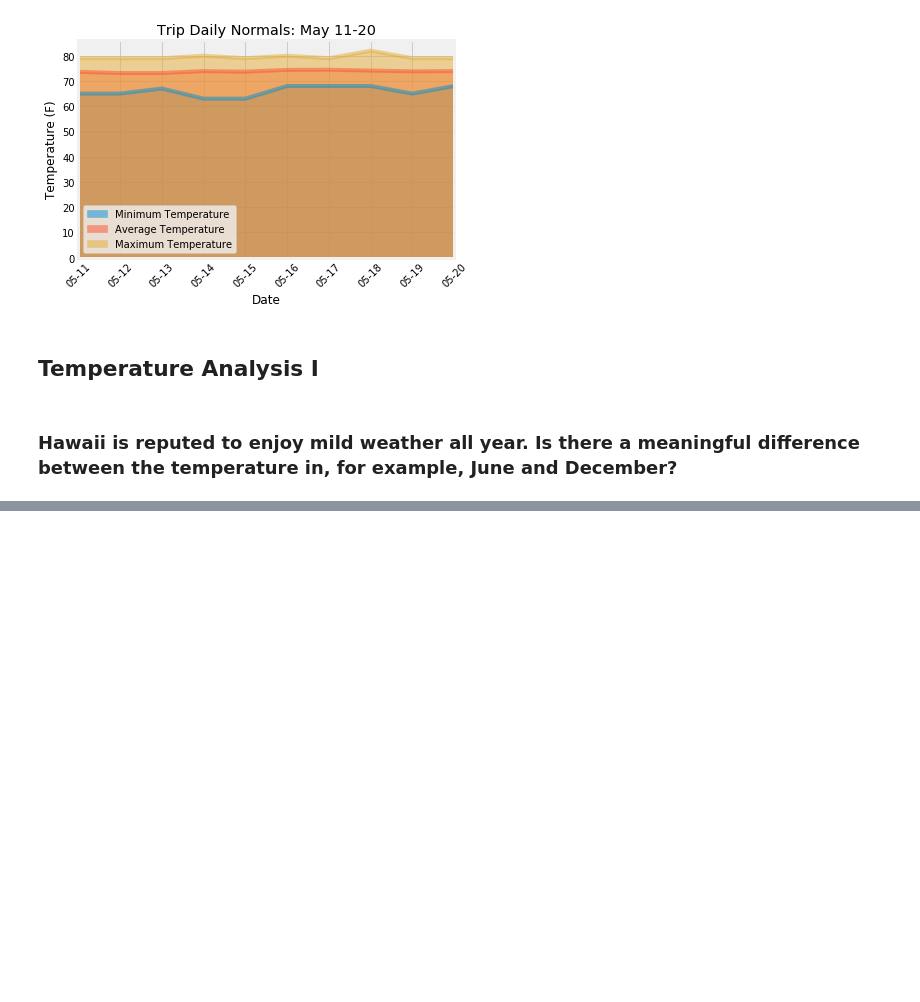
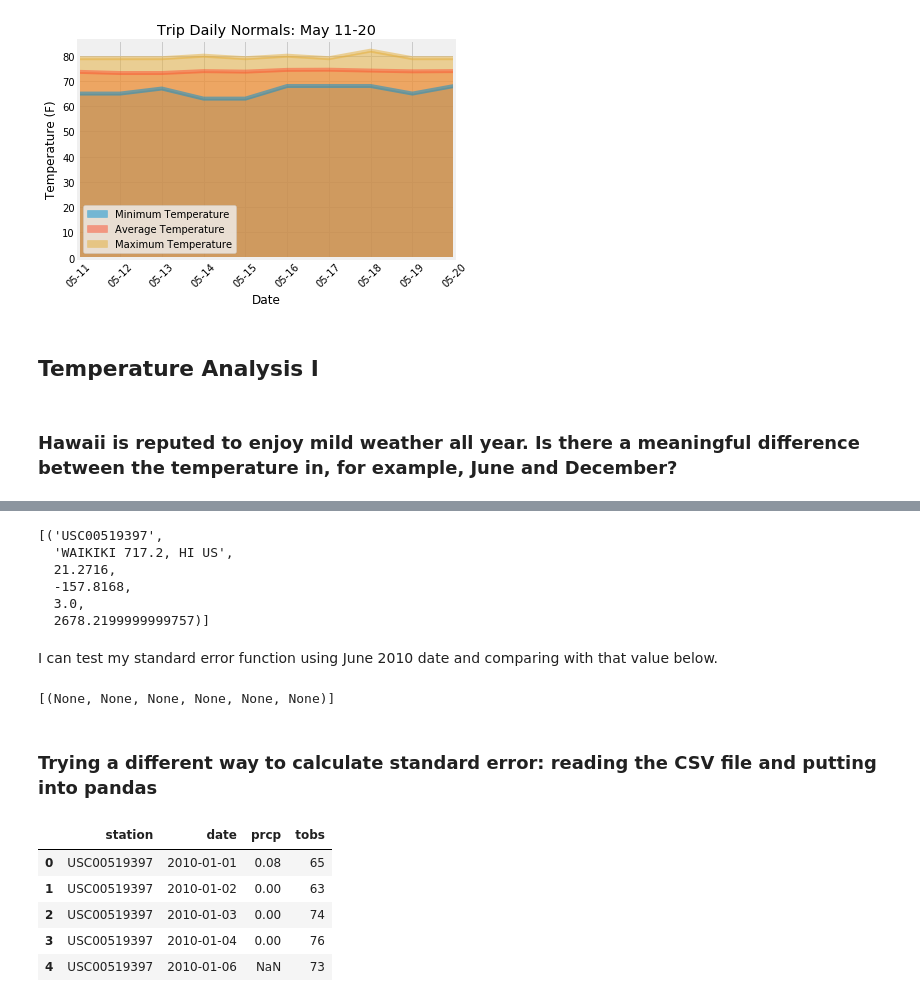
Before and after one commit to dianess/sqlalchemy-challenge, a Jupyter notebook: climate - Diane.ipynb, the cells around one changed output, grey strips where cells are left out. Cells and saved outputs as stored; diff of their text form; code cells hidden in the pictures; blank space fills up the shorter version.

```diff
--- a/climate - Diane.ipynb
+++ b/climate - Diane.ipynb
@@ -784,0 +797,12 @@ daily_average('12-01','12-31')
+# %%
+# Calculate standard error for December, using output above
+standard_error(71.04152933421226, 1517, '12-01','12-30')
+# %% [output]
+[('USC00519397',
+  'WAIKIKI 717.2, HI US',
+  21.2716,
+  -157.8168,
+  3.0,
+  2678.2199999999757)]
+# %% [markdown]
+I can test my standard error function using June 2010 date and comparing with that value below.
@@ -784,0 +815,18 @@ daily_average('12-01','12-31')
+# %%
+standard_error_with_year(74.92561983471074, 242, '2010-06-01','2010-06-30')
+# Definitely a problem with my standard_error functions
+# %% [output]
+[(None, None, None, None, None, None)]
+# %% [markdown]
+### Trying a different way to calculate standard error: reading the CSV file and putting into pandas
+# %%
+# Read in data from csv file
+for_statistics= pd.read_csv('/Users/dianeshomefolder/Desktop/10-Advanced-Data-Storage-and-Retrieval/Instructions/Resources/hawaii_measurements.csv')
+for_statistics.head()
+# %% [output]
+|  | station | date | prcp | tobs |
+| 0 | USC00519397 | 2010-01-01 | 0.08 | 65 |
+| 1 | USC00519397 | 2010-01-02 | 0.00 | 63 |
+| 2 | USC00519397 | 2010-01-03 | 0.00 | 74 |
+| 3 | USC00519397 | 2010-01-04 | 0.00 | 76 |
+| 4 | USC00519397 | 2010-01-06 | NaN | 73 |
```
Also changed, not shown: parts of 25 cells of this notebook.
